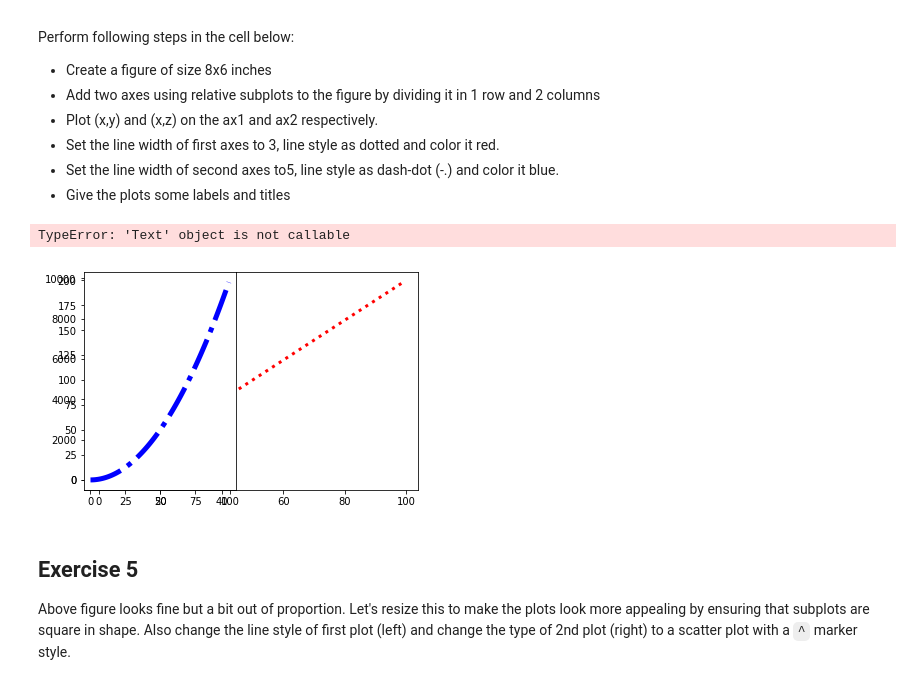
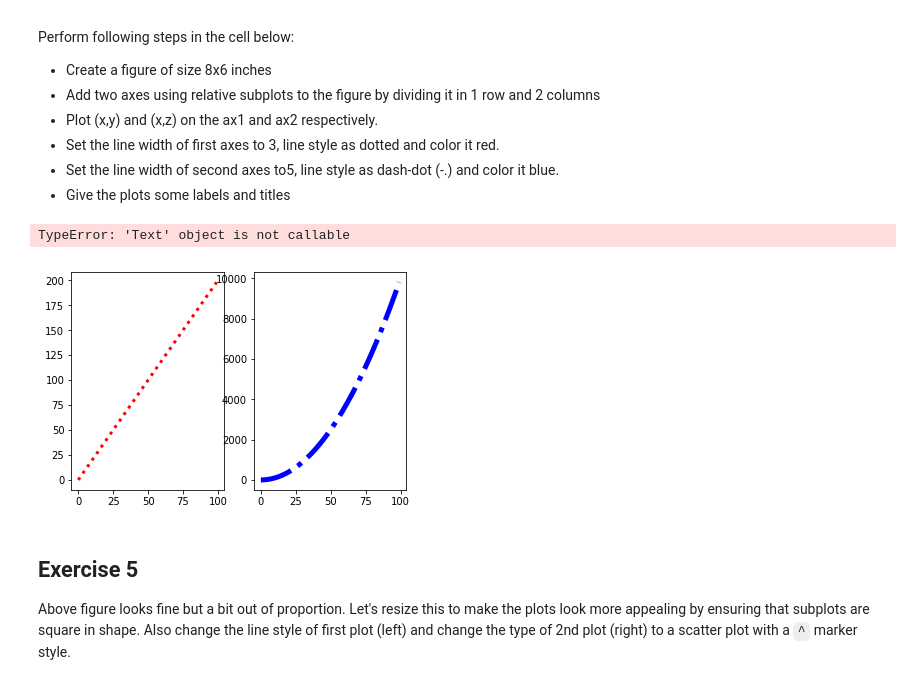
Before and after one commit to darshanp95/dsc-1-03-13-customizing-visualizations-with-matplotlib-lab-nyc-career-ds-102218, a Jupyter notebook: index.ipynb, the cells around one changed output. Saved outputs shown, nothing was run; the diff lists cells and outputs as text; code cells hidden in the pictures.

```diff
--- a/index.ipynb
+++ b/index.ipynb
@@ -146,23 +146,23 @@ Perform following steps in the cell below:
 * Give the plots some labels and titles
 # %%
 new_figure = plt.figure()
-ax1 = new_figure.add_subplot(1,1,1)
-ax2 = new_figure.add_subplot(1,2,1)
+ax1 = new_figure.add_subplot(1,2,1)
+ax2 = new_figure.add_subplot(1,2,2)
 ax1.plot(x,y,linewidth=3,color='red',linestyle=':')
 ax2.plot(x,z,linewidth=5,linestyle='-.',color='blue')
 
 ax1.title('Left Plot')
 ax1.xlabel('x')
 ax1.ylabel('y')
 
 ax2.title('Right Plot')
 ax2.xlabel('x')
 ax2.ylabel('y')
 
 plt.show()
 # %% [output]
 TypeError: 'Text' object is not callable
-[figure, old version]
+[figure, new version]
 # %% [markdown]
 ## Exercise 5
 
```
